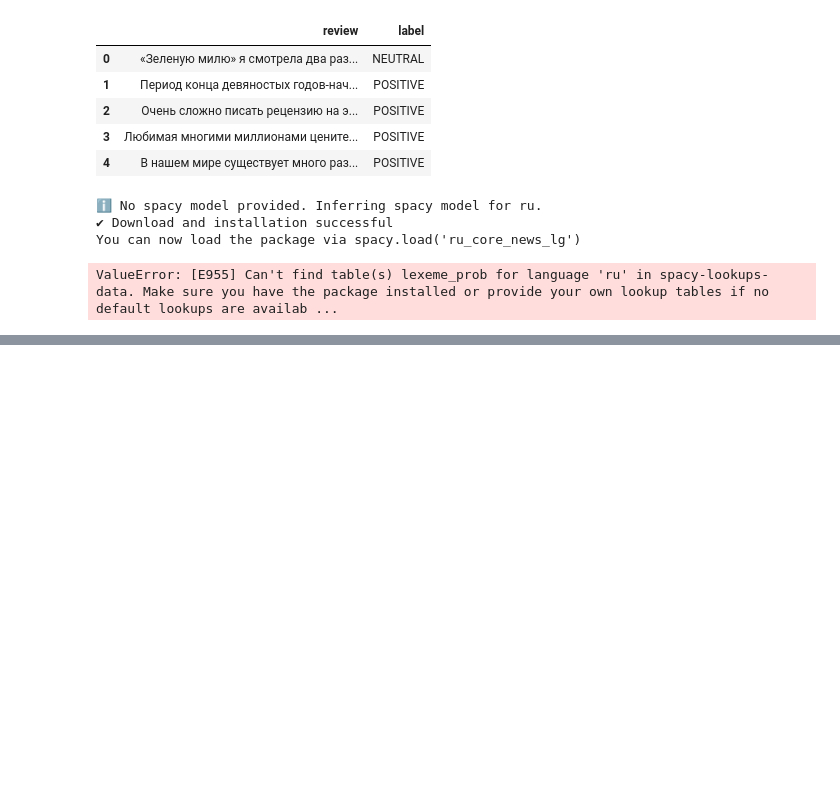
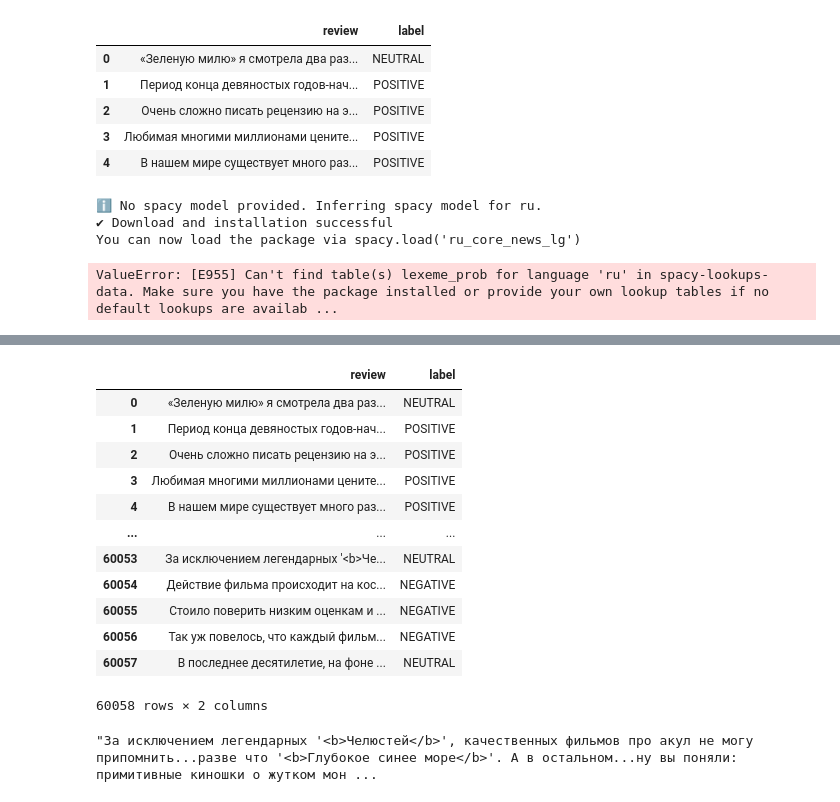
Before and after one commit to YaroslavPr17/nlp-coursework, a Jupyter notebook: NLP_EDA_after_adding_negative_reviews.ipynb, the cells around one changed output, grey strips where cells are left out. Drawn from its saved outputs; the diff is of its cells as text; code cells hidden in the pictures; blank space fills up the shorter version.

```diff
--- a/NLP_EDA_after_adding_negative_reviews.ipynb
+++ b/NLP_EDA_after_adding_negative_reviews.ipynb
@@ -643,0 +861,21 @@ ValueError: [E955] Can't find table(s) lexeme_prob for language 'ru' in spacy-lo
+# %%
+data = load_reviews_Review_Label()
+data
+# %% [output]
+|  | review | label |
+| 0 | «Зеленую милю» я смотрела два раз... | NEUTRAL |
+| 1 | Период конца девяностых годов-нач... | POSITIVE |
+| 2 | Очень сложно писать рецензию на э... | POSITIVE |
+| 3 | Любимая многими миллионами цените... | POSITIVE |
+| 4 | В нашем мире существует много раз... | POSITIVE |
+| ... | ... | ... |
+| 60053 | За исключением легендарных '<b>Че... | NEUTRAL |
+| 60054 | Действие фильма происходит на кос... | NEGATIVE |
+| 60055 | Стоило поверить низким оценкам и ... | NEGATIVE |
+| 60056 | Так уж повелось, что каждый фильм... | NEGATIVE |
+| 60057 | В последнее десятилетие, на фоне ... | NEUTRAL |
+60058 rows × 2 columns
+# %%
+data.review[60053]
+# %% [output]
+"За исключением легендарных '<b>Челюстей</b>', качественных фильмов про акул не могу припомнить...разве что '<b>Глубокое синее море</b>'. А в остальном...ну вы поняли: примитивные киношки о жутком мон ...
```
Also changed, not shown: parts of 26 cells of this notebook, 1 other file.
